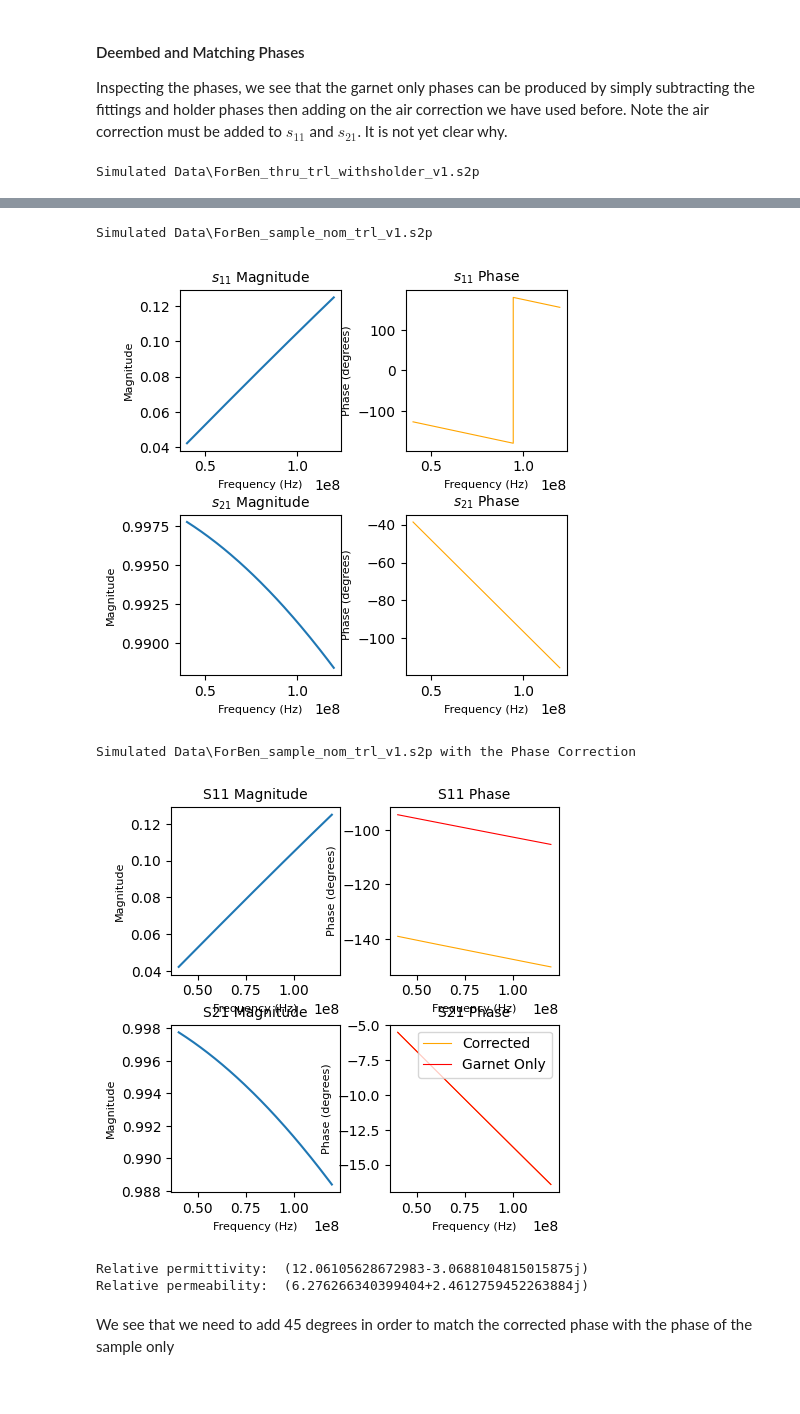
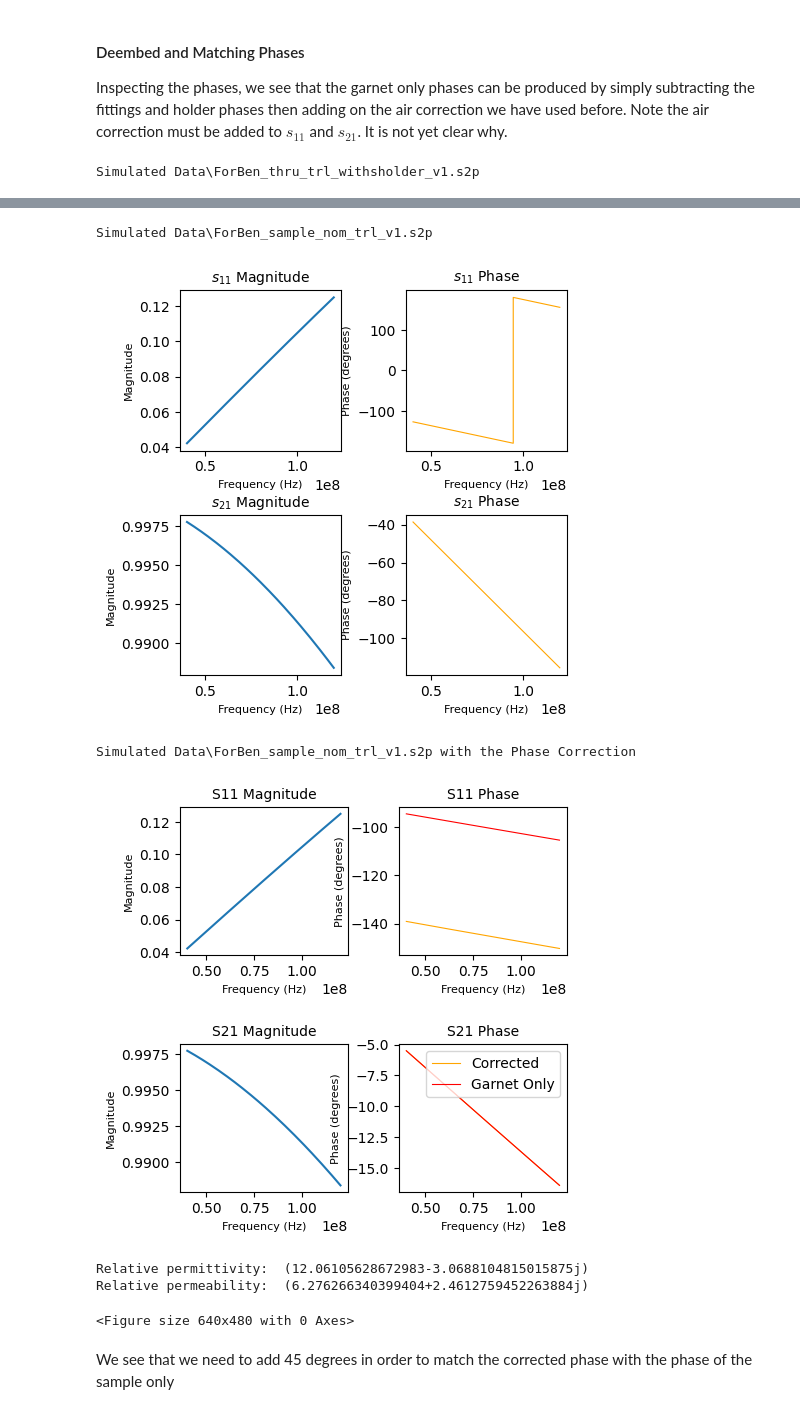
Before and after one commit to bengladwyn/Fermilab, a Jupyter notebook: Simulation Investigation.ipynb, the cells around one changed output, grey strips where cells are left out. Cells and saved outputs as stored; diff of their text form; code cells hidden in the pictures.

```diff
--- a/Simulation Investigation.ipynb
+++ b/Simulation Investigation.ipynb
@@ -187,41 +187,42 @@ axs[1, 1].set_xlabel('Frequency (Hz)', size = 8)
 axs[1, 1].set_ylabel('Phase (degrees)', size = 8)
 
 plt.legend()
-plt.subplots_adjust(hspace=0.3, wspace=0.3)
+plt.subplots_adjust(hspace=0.6, wspace=0.3)
 plt.show()
-
+plt.savefig("simulation.png")
 # Calculate epsilon and mu
 s11 = s11_mag * np.exp(1j * np.deg2rad(s11_phase))
 s21 = s21_mag * np.exp(1j * np.deg2rad(s21_phase))
 
 K = (s11**2-s21**2+1)/(2*s11)
 
 R = np.zeros_like(K)
 mask = np.abs(K + np.sqrt(K**2 - 1)) > 1
 R[mask] = K[mask] - np.sqrt(K[mask]**2 - 1)
 R[~mask] = K[~mask] + np.sqrt(K[~mask]**2 - 1)
 
 T = (s11+s21-R)/(1-(s11+s21)*R)
 
 # Calculate the relative permittivity and permeability
 lambda_0 = c / frequency
 
 A = -((1/(2*np.pi*d)) * np.log(1/T))**2
 
 # Zero cut-off wavelength
 mu_r = np.sqrt(A) * (1+R)/(1-R) * 1/np.sqrt(1/lambda_0**2)
 epsilon_r = (lambda_0**2 / mu_r ) * (A)
 print('Relative permittivity: ', np.average(epsilon_r))
 print('Relative permeability: ', np.average(mu_r))
 # %% [output]
 Simulated Data\ForBen_thru_trl_withsholder_v1.s2p
 [figure]
 Simulated Data\ForBen_sample_nom_trl_v1.s2p
 [figure]
 Simulated Data\ForBen_sample_nom_trl_v1.s2p with the Phase Correction
-[figure, old version]
+[figure, new version]
 Relative permittivity:  (12.06105628672983-3.0688104815015875j)
 Relative permeability:  (6.276266340399404+2.4612759452263884j)
+<Figure size 640x480 with 0 Axes>
 # %% [markdown]
 We see that we need to add 45 degrees in order to match the corrected phase with the phase of the sample only
 # %%
```
Also changed, not shown: parts of 1 cell of this notebook, 6 other files.
